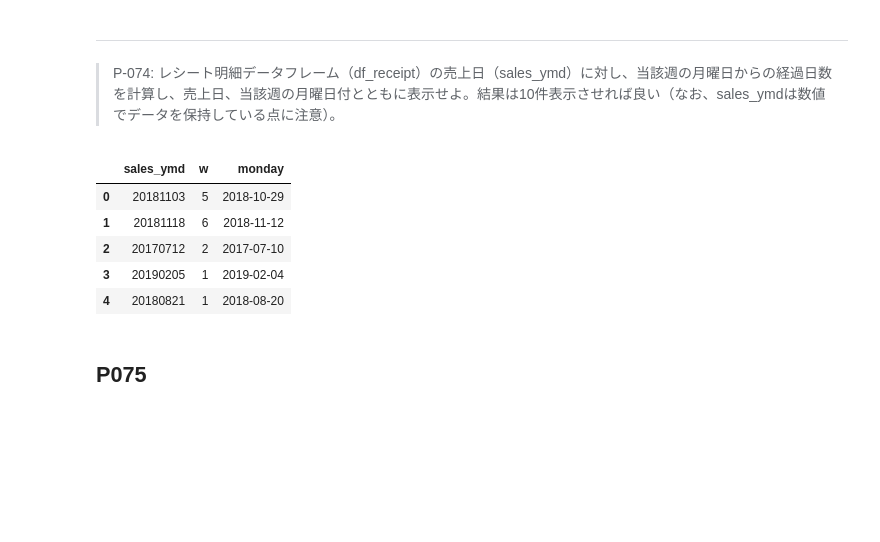
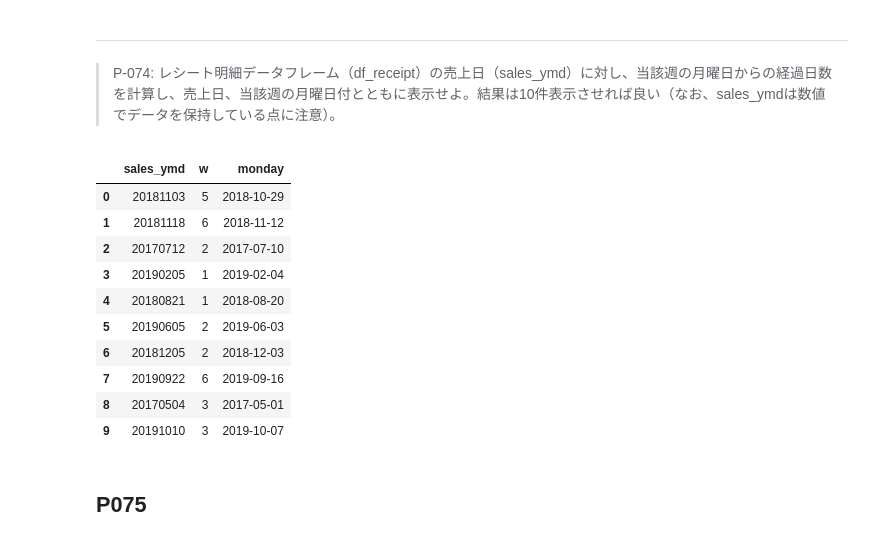
Before and after one commit to okusama27/koan, a Jupyter notebook: 100knock/submit/kame-chan/100_knock_Python(kame-chan).ipynb, the cells around one changed output. Saved outputs shown, nothing was run; the diff lists cells and outputs as text; code cells hidden in the pictures; blank space fills up the shorter version.

```diff
--- a/100knock/submit/kame-chan/100_knock_Python(kame-chan).ipynb
+++ b/100knock/submit/kame-chan/100_knock_Python(kame-chan).ipynb
@@ -1962,17 +1963,22 @@ def get_monday(x):
 # %%
 df74 = df_receipt.copy()
 df74["sales_date"] = pd.to_datetime(df74["sales_ymd"].astype(str))
 df74["monday"] = df74["sales_date"].apply(get_monday)
 df74["w"] = df74["sales_date"].dt.weekday
 df74 = df74[["sales_ymd","w", "monday"]]
-df74.head()
+df74.head(10)
 # %% [output]
 |  | sales_ymd | w | monday |
 | 0 | 20181103 | 5 | 2018-10-29 |
 | 1 | 20181118 | 6 | 2018-11-12 |
 | 2 | 20170712 | 2 | 2017-07-10 |
 | 3 | 20190205 | 1 | 2019-02-04 |
 | 4 | 20180821 | 1 | 2018-08-20 |
+| 5 | 20190605 | 2 | 2019-06-03 |
+| 6 | 20181205 | 2 | 2018-12-03 |
+| 7 | 20190922 | 6 | 2019-09-16 |
+| 8 | 20170504 | 3 | 2017-05-01 |
+| 9 | 20191010 | 3 | 2019-10-07 |
 # %% [markdown]
 ## P075
 # %% [markdown]
```
Also changed, not shown: parts of 7 cells of this notebook.
